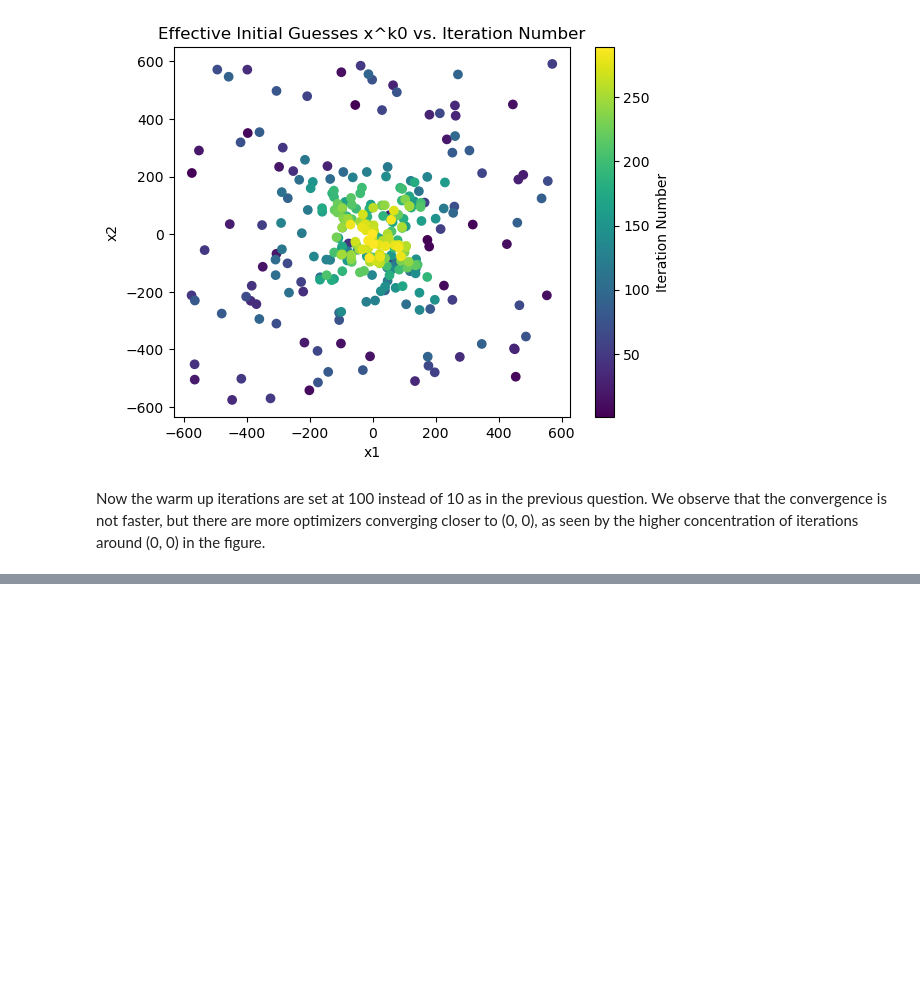
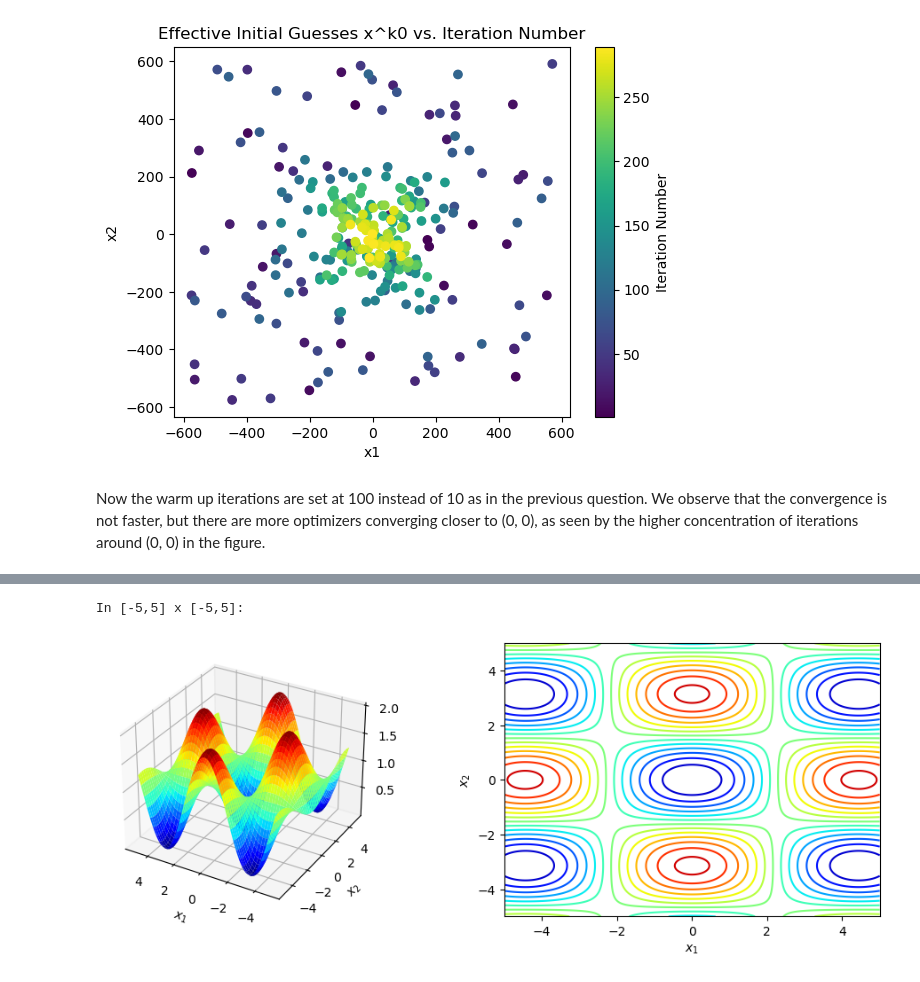
Before and after one commit to NumEconCopenhagen/projects-2023-n-m, a Jupyter notebook: exam/Exam-2023-notebook.ipynb, the cells around one changed output, grey strips where cells are left out. Cells and saved outputs as stored; diff of their text form; code cells hidden in the pictures; blank space fills up the shorter version.

```diff
--- a/exam/Exam-2023-notebook.ipynb
+++ b/exam/Exam-2023-notebook.ipynb
@@ -593,0 +602,6 @@ Now the warm up iterations are set at 100 instead of 10 as in the previous quest
+# %%
+optimizer = RefinedGlobalOptimizer(warm_up_iterations=0)
+optimizer.plot_griewank_surface_contour(5)
+# %% [output]
+In [-5,5] x [-5,5]:
+[figure, added]
```
Also changed, not shown: parts of 2 cells of this notebook, 1 other file.
